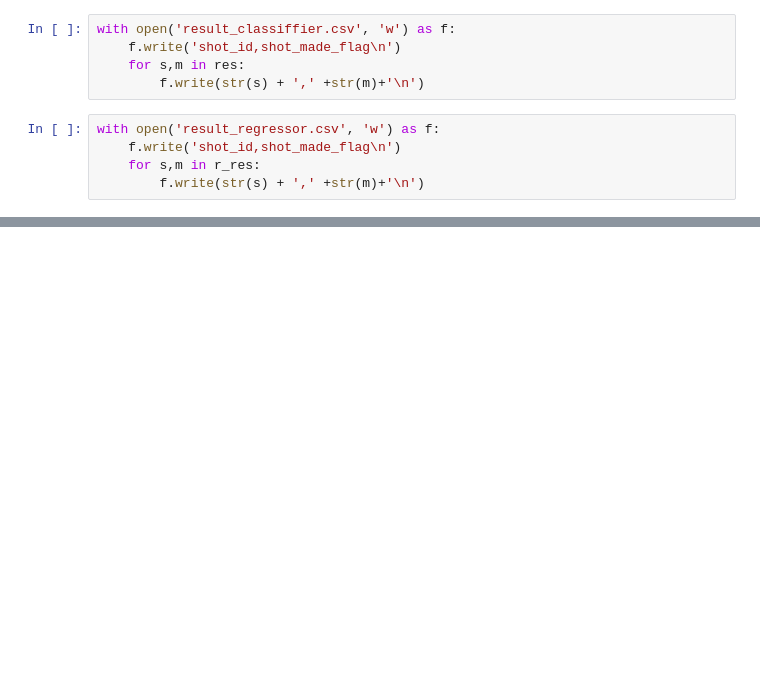
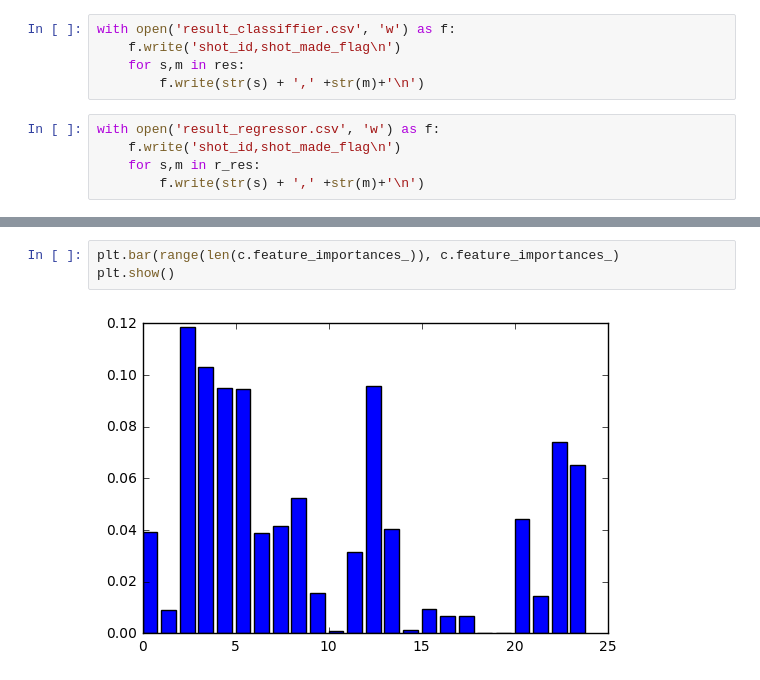
Before and after one commit to fateevstanislav/ml, a Jupyter notebook: Kobe/KobeSolve.ipynb, the cells around one changed output, grey strips where cells are left out. Cells and saved outputs as stored; diff of their text form; blank space fills up the shorter version.

```diff
--- a/Kobe/KobeSolve.ipynb
+++ b/Kobe/KobeSolve.ipynb
@@ -103,0 +155,5 @@ for z in r_res[:3]:
+# %%
+plt.bar(range(len(c.feature_importances_)), c.feature_importances_)
+plt.show()
+# %% [output]
+[figure, added]
```
Also changed, not shown: parts of 16 cells of this notebook, 2 other files.
